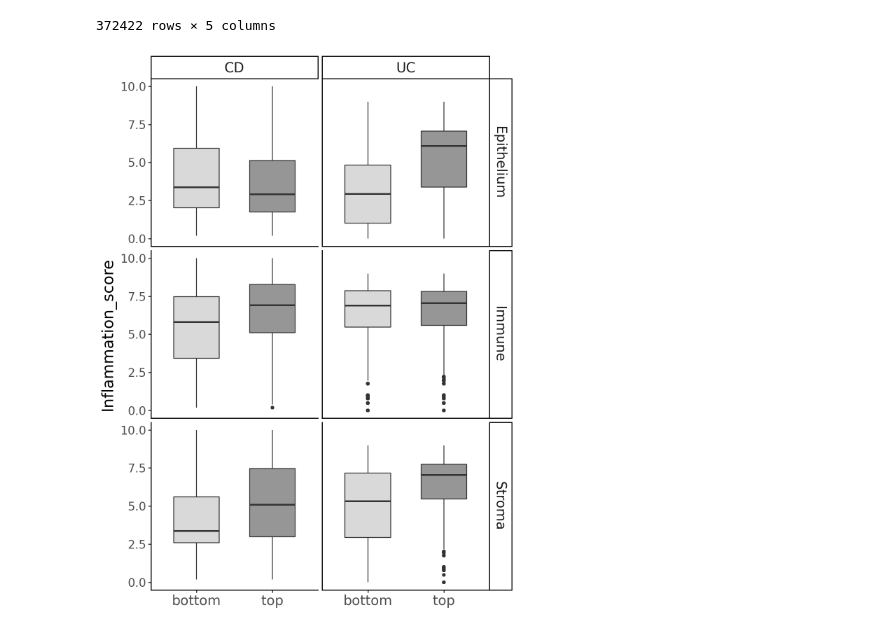
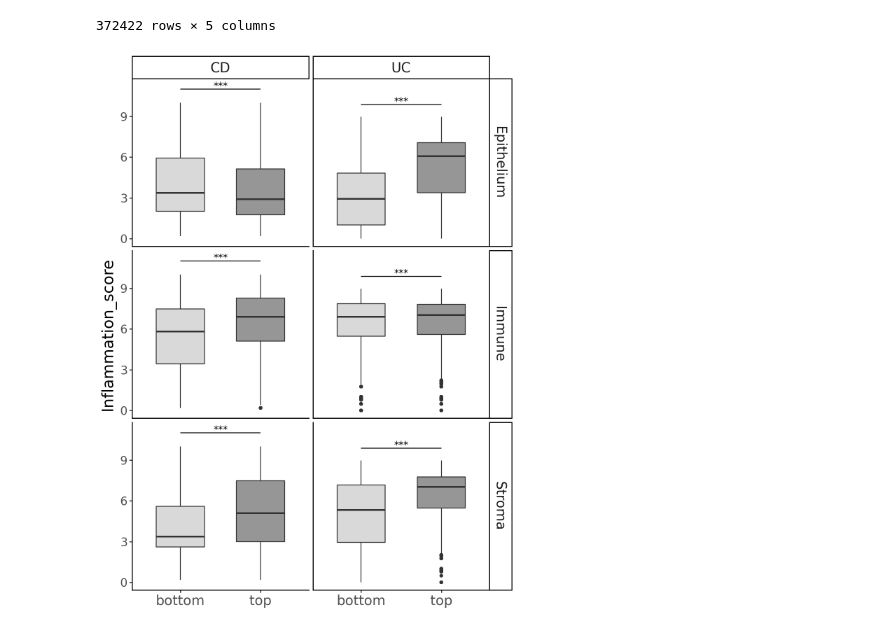
Before and after one commit to YosefLab/Harreman-reproducibility, a Jupyter notebook: Visium_colon/Fig_5_H.ipynb, the cells around one changed output. Drawn from its saved outputs; the diff is of its cells as text; code cells hidden in the pictures.

```diff
--- a/Visium_colon/Fig_5_H.ipynb
+++ b/Visium_colon/Fig_5_H.ipynb
@@ -158,21 +199,53 @@ df_filtered
 # %%
+# Compute y positions for annotations
+y_offsets = (
+    df_merged.groupby(["Disease", "cell_group"])["Inflammation_score"]
+    .max()
+    .reset_index(name="y_pos")
+)
+y_offsets["y_pos"] = y_offsets["y_pos"] * 1.1  # lift line above boxes
+
+# Prepare per-facet annotation DataFrame
+anno_df = (
+    y_offsets.merge(de_results[["Disease", "cell_group", "p_adj"]], on=["Disease", "cell_group"], how="left")
+)
+anno_df["stars"] = anno_df["p_adj"].apply(sig_stars)
+anno_df["x_start"] = 1
+anno_df["x_end"] = 2
+anno_df["x_text"] = 1.5
+anno_df["y_text"] = anno_df["y_pos"] * 1.02
+
+# Base plot
 p = (
-    ggplot(df_filtered, aes(x="group", y="Inflammation_score", fill="group"))
+    ggplot(df_merged, aes(x="group", y="Inflammation_score", fill="group"))
     + geom_boxplot(width=0.6, outlier_size=1)
     + facet_grid("cell_group ~ Disease", scales="free_y", space="free")
     + scale_fill_manual(values={"bottom": "#D9D9D9", "top": "#969696"})
     + theme_classic()
     + theme(
         axis_title_x=element_blank(),
         axis_text_x=element_text(size=14),
         axis_text_y=element_text(size=12),
         axis_title_y=element_text(size=16),
         strip_text=element_text(size=14),
         legend_position="none",
         figure_size=(6, 8)
     )
+    # horizontal lines
+    + geom_segment(
+        aes(x="x_start", xend="x_end", y="y_pos", yend="y_pos"),
+        data=anno_df,
+        inherit_aes=False
+    )
+    # stars
+    + geom_text(
+        aes(x="x_text", y="y_text", label="stars"),
+        data=anno_df,
+        inherit_aes=False,
+        size=10
+    )
 )
-p
-# p.save(os.path.join(PLOTS_PATH, 'TAURUS_Vitamin_A_LPC_sig_box_plot.svg'), format='svg')
+p.show()
+p.save(os.path.join(PLOTS_PATH, 'TAURUS_Vitamin_A_LPC_sig_box_plot.svg'), format='svg')
 # %% [output]
-[figure, old version]
+[figure, new version]
```
Also changed, not shown: parts of 2 cells of this notebook.
